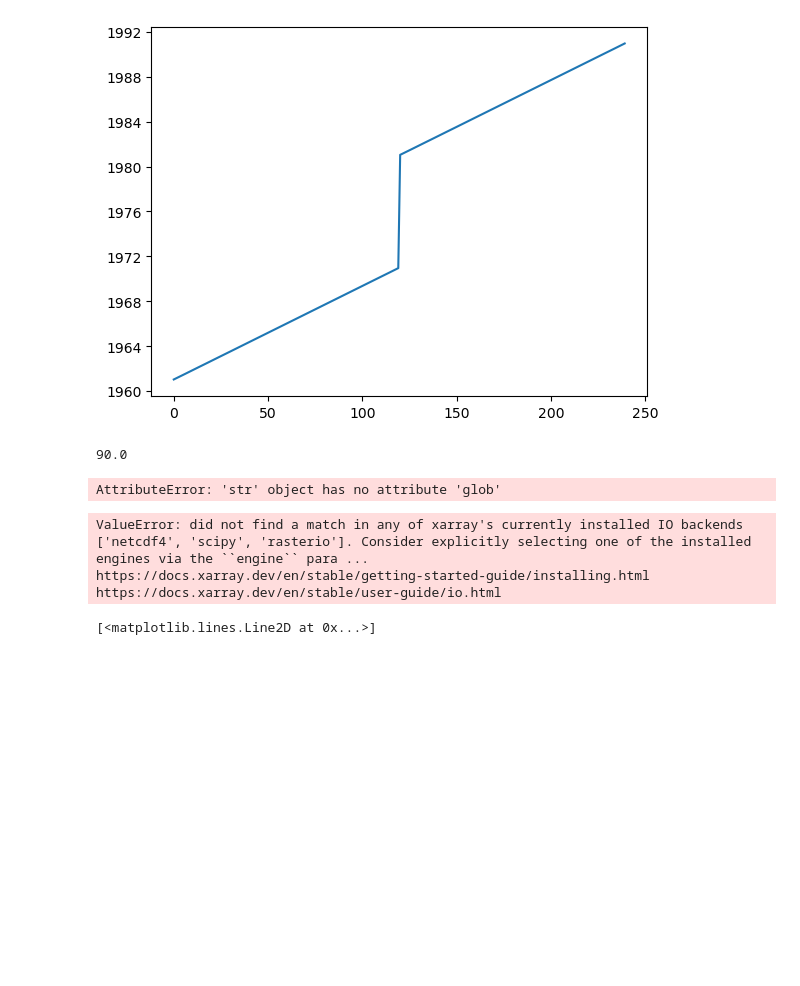
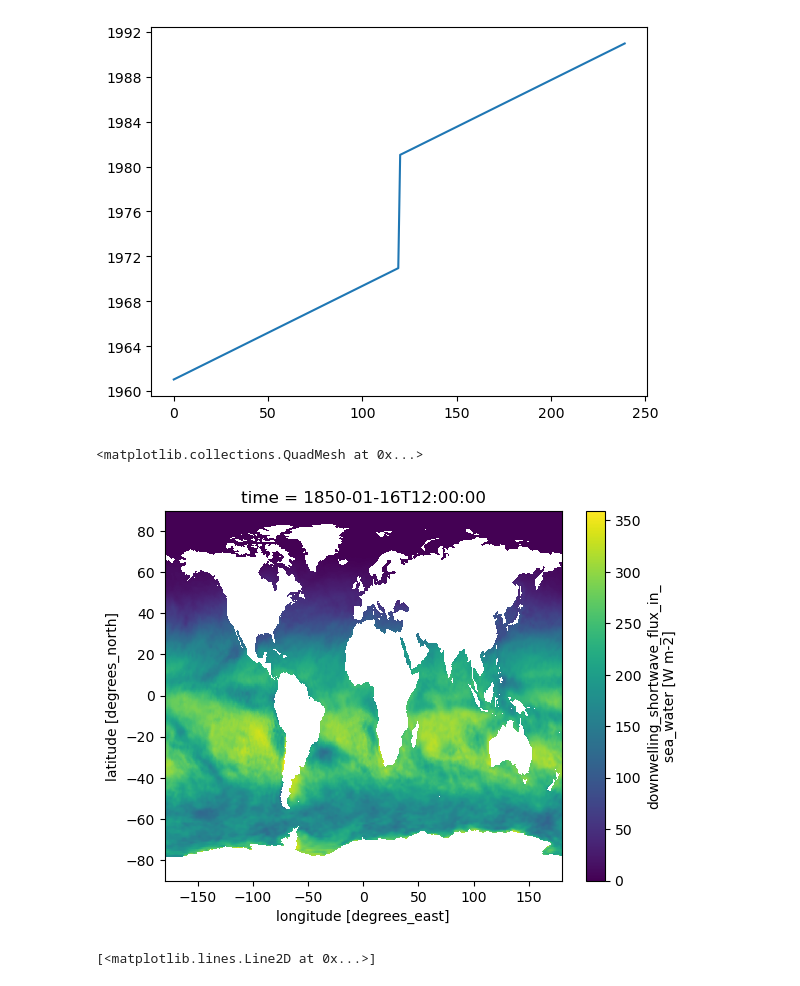
Before and after one commit to orlando-code/cmipper, a Jupyter notebook: notebooks/dev/test.ipynb, the cells around one changed output. Cells and saved outputs as stored; diff of their text form; code cells hidden in the pictures; blank space fills up the shorter version.

```diff
--- a/notebooks/dev/test.ipynb
+++ b/notebooks/dev/test.ipynb
@@ -383,21 +411,12 @@ plt.plot(xa.open_mfdataset(fps).time.values)
 # %% [output]
 [<matplotlib.lines.Line2D at 0x...>]
 [figure]
-# %%
--90 + 0.25*720
-# %% [output]
-90.0
 # %%
-nc_dir_fp = "/maps/rt582/cmipper/.esgpull/data/CMIP6/CMIP/AWI/AWI-CM-1-1-MR/historical/r1i1p1f1/Omon/so/gn/v20181218/remapped"
-xa.open_mfdataset(nc_dir_fp.glob("*.nc"))
+nc_dir_fp = Path("/maps/rt582/cmipper/.esgpull/data/CMIP6/CMIP/AWI/AWI-CM-1-1-MR/historical/r5i1p1f1/Omon/rsdo/gn/v20181218/remapped")
+xa.open_mfdataset(nc_dir_fp.glob("*.nc")).isel(time=0).rsdo.plot()
 # %% [output]
-AttributeError: 'str' object has no attribute 'glob'
+<matplotlib.collections.QuadMesh at 0x...>
+[figure, added]
-# %%
-xa.open_dataset("/maps/rt582/cmipper/test1.nc")
-# %% [output]
-ValueError: did not find a match in any of xarray's currently installed IO backends ['netcdf4', 'scipy', 'rasterio']. Consider explicitly selecting one of the installed engines via the ``engine`` para ...
-https://docs.xarray.dev/en/stable/getting-started-guide/installing.html
-https://docs.xarray.dev/en/stable/user-guide/io.html
 # %%
 nc_dir_fp = "/maps/rt582/cmipper/.esgpull/data/CMIP6/CMIP/AWI/AWI-CM-1-1-MR/historical/r1i1p1f1/Omon/tos/gn/v20181218"
 
```
Also changed, not shown: parts of 44 cells of this notebook, 3 other files.
